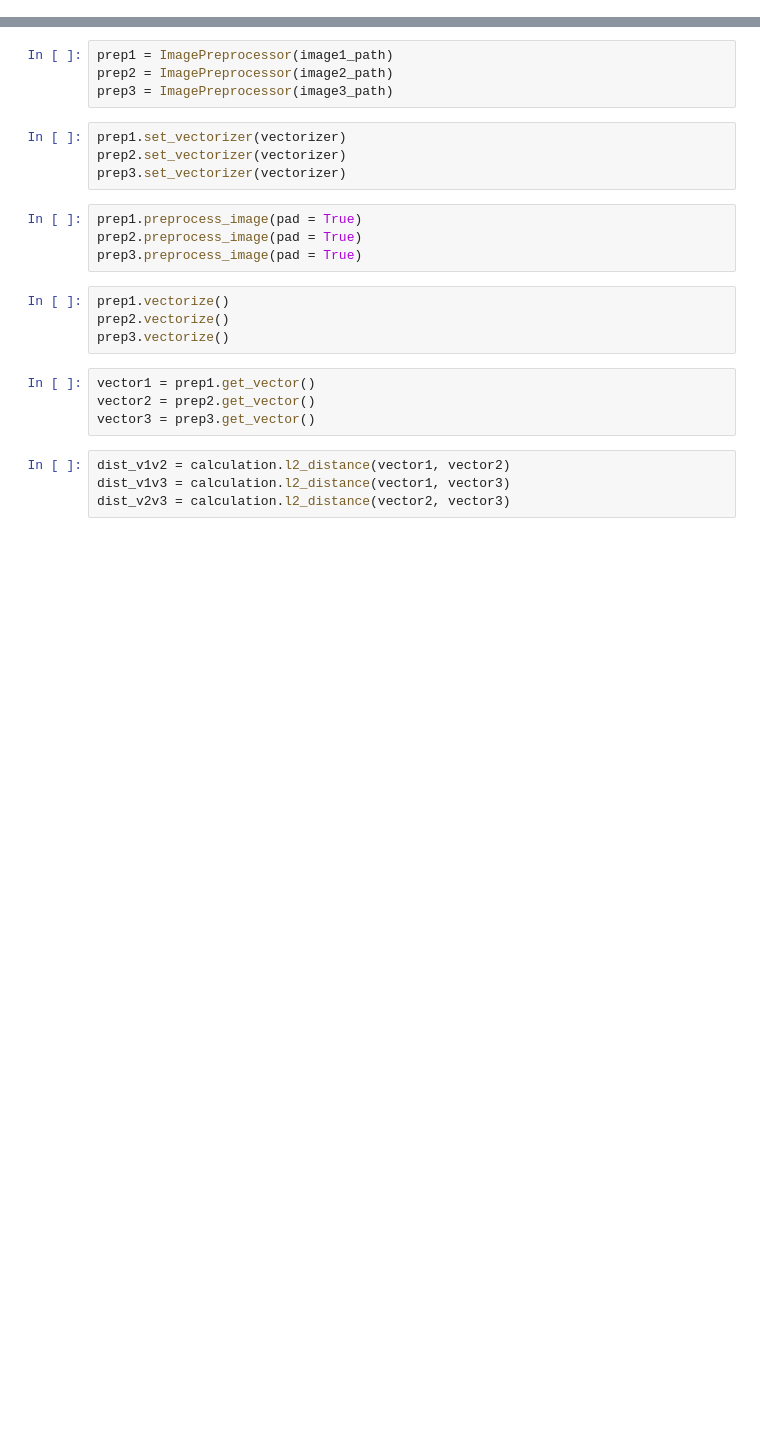
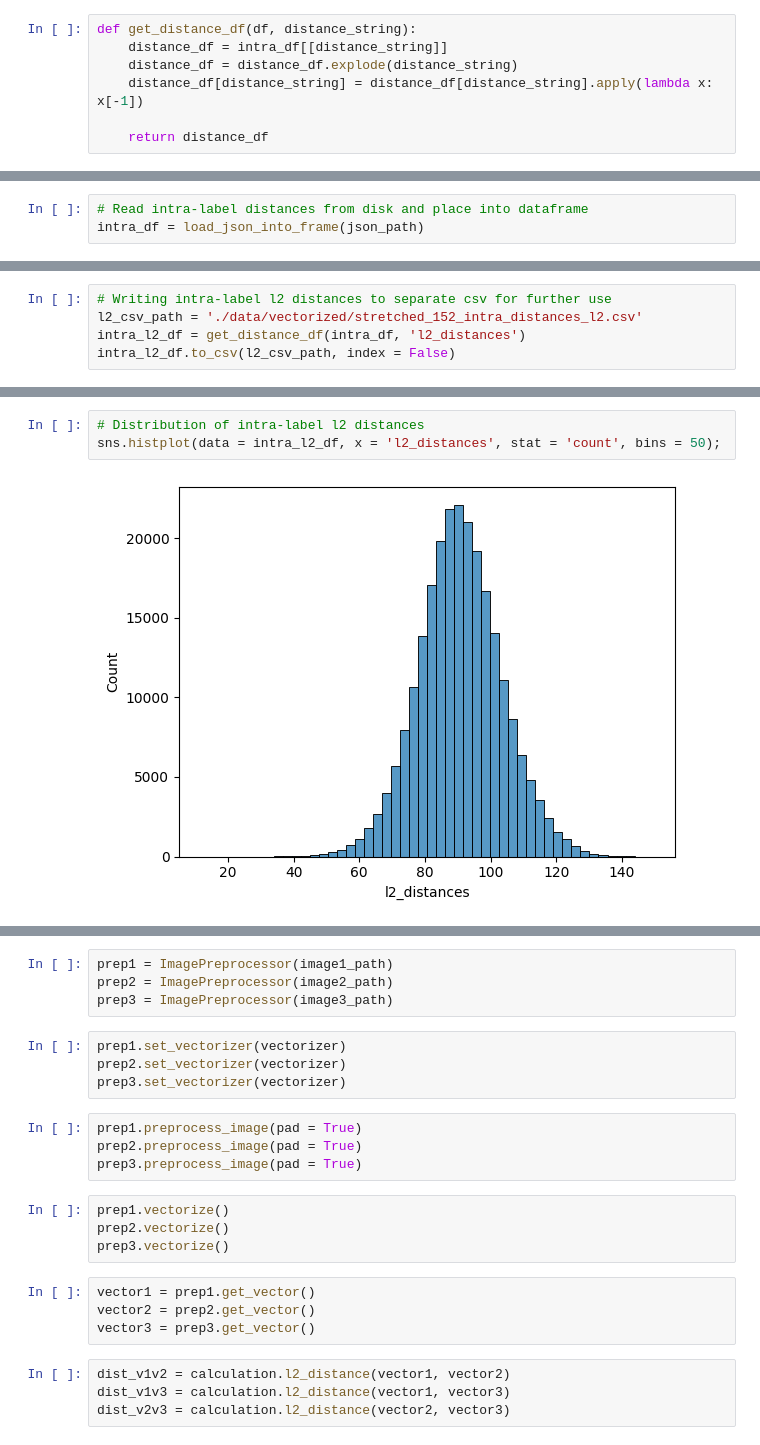
Before and after one commit to JoshuaGottlieb/Facial-Recognition-with-Deepface, a Jupyter notebook: Vectorization.ipynb, the cells around one changed output, grey strips where cells are left out. Saved outputs shown, nothing was run; the diff lists cells and outputs as text; blank space fills up the shorter version.

```diff
--- a/Vectorization.ipynb
+++ b/Vectorization.ipynb
@@ -41,0 +223,7 @@ for i, image_name in enumerate(os.listdir(resized_path)):
+# %%
+def get_distance_df(df, distance_string):
+    distance_df = intra_df[[distance_string]]
+    distance_df = distance_df.explode(distance_string)
+    distance_df[distance_string] = distance_df[distance_string].apply(lambda x: x[-1])
+
+    return distance_df
@@ -132,0 +495,3 @@ for i, name in enumerate(unique_names):
+# %%
+# Read intra-label distances from disk and place into dataframe
+intra_df = load_json_into_frame(json_path)
@@ -132,0 +505,5 @@ for i, name in enumerate(unique_names):
+# %%
+# Writing intra-label l2 distances to separate csv for further use
+l2_csv_path = './data/vectorized/stretched_152_intra_distances_l2.csv'
+intra_l2_df = get_distance_df(intra_df, 'l2_distances')
+intra_l2_df.to_csv(l2_csv_path, index = False)
@@ -132,0 +528,5 @@ for i, name in enumerate(unique_names):
+# %%
+# Distribution of intra-label l2 distances
+sns.histplot(data = intra_l2_df, x = 'l2_distances', stat = 'count', bins = 50);
+# %% [output]
+[figure, added]
```
Also changed, not shown: parts of 83 cells of this notebook.
